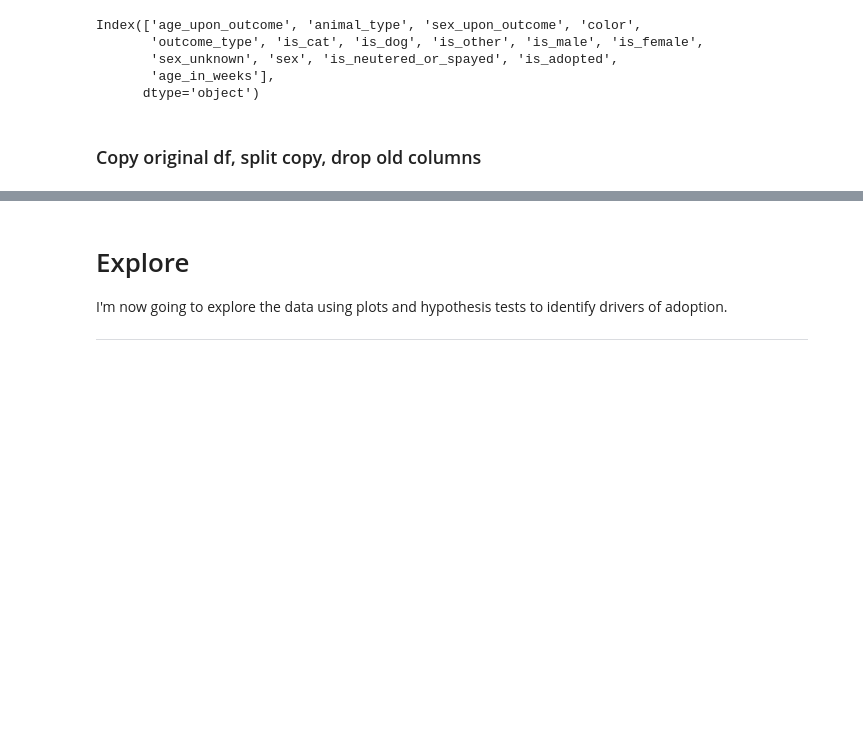
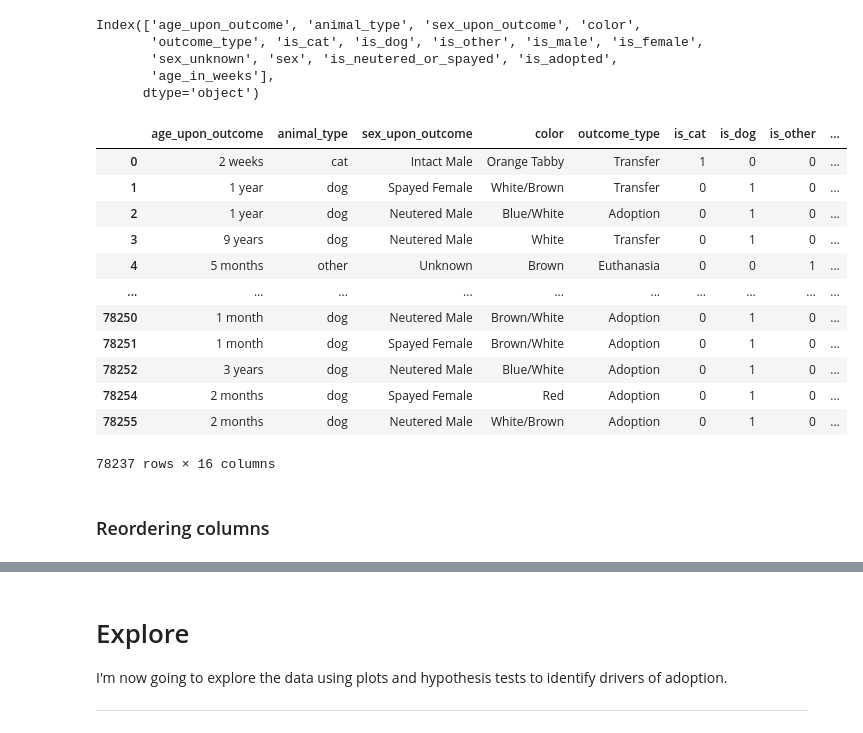
Before and after one commit to SamuelD-Data/aac_outcomes_project, a Jupyter notebook: aac_project_notebook.ipynb, the cells around one changed output, grey strips where cells are left out. Saved outputs shown, nothing was run; the diff lists cells and outputs as text; code cells hidden in the pictures; blank space fills up the shorter version.

```diff
--- a/aac_project_notebook.ipynb
+++ b/aac_project_notebook.ipynb
@@ -194,7 +179,40 @@ Index(['age_upon_outcome', 'animal_type', 'sex_upon_outcome', 'color',
        'sex_unknown', 'sex', 'is_neutered_or_spayed', 'is_adopted',
        'age_in_weeks'],
       dtype='object')
-# %% [markdown]
-### Copy original df, split copy, drop old columns
+# %%
+def data_scaler(df):
+    """
+    Accepts 3 dataframes: train, validate, test. Returns dataframes with non-categorical numerical columns scaled.
+    """
+    # copying passed dataframes so we don't alter the originals
+    # we will need both scaled and unscaled data in our project
+    #df = df.copy()
+
+    # creating scaler object
+    scaler = sklearn.preprocessing.MinMaxScaler()
+
+    # fitting scaler to train column and scaling after
+    df['age_in_weeks_s'] = scaler.fit_transform(df[['age_in_weeks']])
+
+    # return data frames
+    return df
+# %%
+data_scaler(df)
+# %% [output]
+|  | age_upon_outcome | animal_type | sex_upon_outcome | color | outcome_type | is_cat | is_dog | is_other | ... |
+| 0 | 2 weeks | cat | Intact Male | Orange Tabby | Transfer | 1 | 0 | 0 | ... |
+| 1 | 1 year | dog | Spayed Female | White/Brown | Transfer | 0 | 1 | 0 | ... |
+| 2 | 1 year | dog | Neutered Male | Blue/White | Adoption | 0 | 1 | 0 | ... |
+| 3 | 9 years | dog | Neutered Male | White | Transfer | 0 | 1 | 0 | ... |
+| 4 | 5 months | other | Unknown | Brown | Euthanasia | 0 | 0 | 1 | ... |
+| ... | ... | ... | ... | ... | ... | ... | ... | ... | ... |
+| 78250 | 1 month | dog | Neutered Male | Brown/White | Adoption | 0 | 1 | 0 | ... |
+| 78251 | 1 month | dog | Spayed Female | Brown/White | Adoption | 0 | 1 | 0 | ... |
+| 78252 | 3 years | dog | Neutered Male | Blue/White | Adoption | 0 | 1 | 0 | ... |
+| 78254 | 2 months | dog | Spayed Female | Red | Adoption | 0 | 1 | 0 | ... |
+| 78255 | 2 months | dog | Neutered Male | White/Brown | Adoption | 0 | 1 | 0 | ... |
+78237 rows × 16 columns
+# %% [markdown]
+### Reordering columns
 # %%
 df = df[['animal_type', 'is_cat', 'is_dog', 'is_other', 'sex', 'is_male',
```
Also changed, not shown: parts of 11 cells of this notebook.
